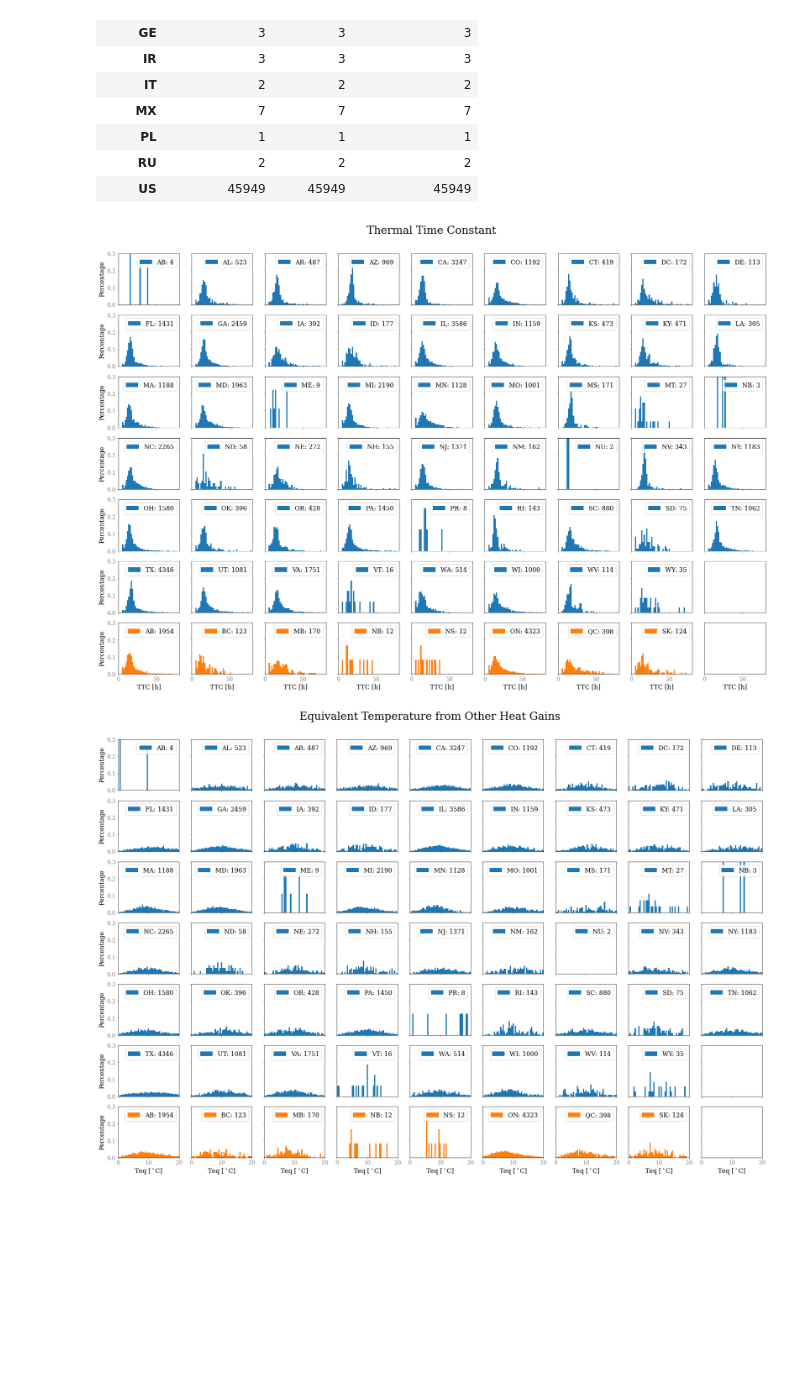
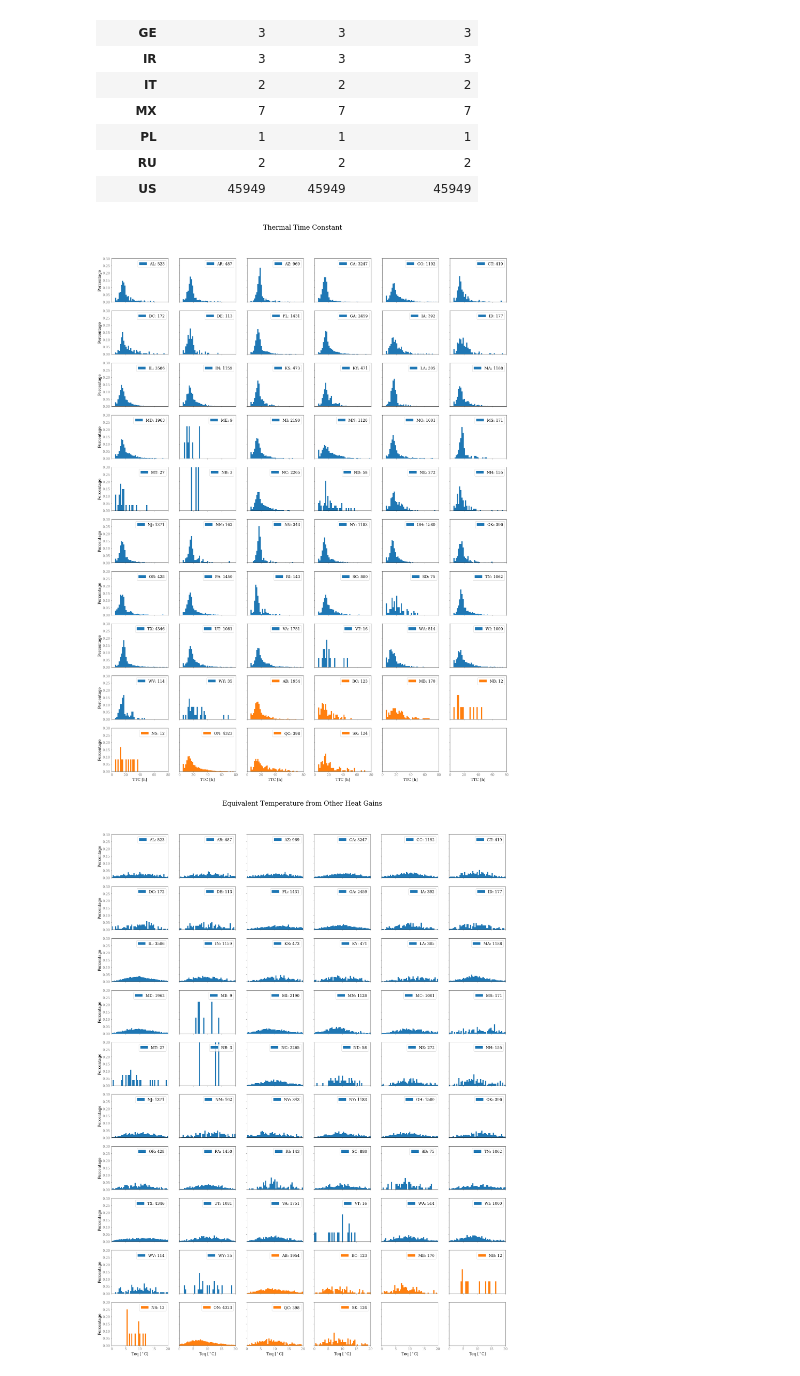
Before and after one commit to LBNL-ETA/AlphaBuilding-ResCommunity, a Jupyter notebook: bin/util/distribution/RC&Teq/extract distribution for each state.ipynb, the cells around one changed output. Cells and saved outputs as stored; diff of their text form; code cells hidden in the pictures; blank space fills up the shorter version.

```diff
--- a/bin/util/distribution/RC&Teq/extract distribution for each state.ipynb
+++ b/bin/util/distribution/RC&Teq/extract distribution for each state.ipynb
@@ -74,3 +72,9 @@ country_dict = {'US':'United States', 'CA':'Canada', 'AU':'Australia', 'GE':'Geo
+# %%
+us_states = ['AL', 'AR', 'AZ', 'CA', 'CO', 'CT', 'DC', 'DE', 'FL', 'GA',
+       'IA', 'ID', 'IL', 'IN', 'KS', 'KY', 'LA', 'MA', 'MD', 'ME', 'MI',
+       'MN', 'MO', 'MS', 'MT', 'NB', 'NC', 'ND', 'NE', 'NH', 'NJ', 'NM',
+       'NV', 'NY', 'OH', 'OK', 'OR', 'PA', 'RI', 'SC', 'SD',
+       'TN', 'TX', 'UT', 'VA', 'VT', 'WA', 'WI', 'WV', 'WY']
 # %%
 colors = plt.rcParams['axes.prop_cycle'].by_key()['color']
 plot_settings = {'tTC_mean':{'x-label':'TTC [h]','y-label':'Percentage',
@@ -82,51 +86,56 @@ plot_settings = {'tTC_mean':{'x-label':'TTC [h]','y-label':'Percentage',
 
 for field in ['tTC_mean','tHeatGain_mean']:
     bins = np.linspace(plot_settings[field]['x-lim'][0],plot_settings[field]['x-lim'][1],50)
-    fig, axs = plt.subplots(7, 9, figsize=(30,20))
+    fig, axs = plt.subplots(10, 6, figsize=(30,40))
     # plot US states
     i=0
     data_us = data_clean[data_clean['Country']=='US']
-    us_states = np.sort(data_us['ProvinceState'].unique())
+    # us_states = np.sort(data_us['ProvinceState'].unique())
+    us_states = ['AL', 'AR', 'AZ', 'CA', 'CO', 'CT', 'DC', 'DE', 'FL', 'GA',
+       'IA', 'ID', 'IL', 'IN', 'KS', 'KY', 'LA', 'MA', 'MD', 'ME', 'MI',
+       'MN', 'MO', 'MS', 'MT', 'NB', 'NC', 'ND', 'NE', 'NH', 'NJ', 'NM',
+       'NV', 'NY', 'OH', 'OK', 'OR', 'PA', 'RI', 'SC', 'SD',
+       'TN', 'TX', 'UT', 'VA', 'VT', 'WA', 'WI', 'WV', 'WY']
     for state in us_states:
-        iRow = i//9
-        iCol = i%9
+        iRow = i//6
+        iCol = i%6
         data_plot = data_us[data_us['ProvinceState']==state]
         sampleSize = data_plot.shape[0]
         data_array = data_plot[field].values
         axs[iRow,iCol].hist(data_array, bins, label='{}: {}'.format(state,sampleSize),color=colors[0],
                             weights=np.ones(len(data_array))/len(data_array))
         axs[iRow,iCol].legend(loc=1)
         # axs[iRow,iCol].sharey(axs[iRow,0])
         i += 1
     # plot CA states
-    i=0
+    # i=0
     data_ca = data_clean[data_clean['Country']=='CA']
     ca_states = np.sort(data_ca['ProvinceState'].unique())
     for state in ca_states:
-        iRow = 6
-        iCol = i%9
+        iRow = i//6
+        iCol = i%6
         data_plot = data_ca[data_ca['ProvinceState']==state]
         sampleSize = data_plot.shape[0]
         data_array = data_plot[field].values
         axs[iRow,iCol].hist(data_array, bins, label='{}: {}'.format(state,sampleSize),color=colors[1],
                             weights=np.ones(len(data_array))/len(data_array))
         axs[iRow,iCol].legend(loc=1)
         # axs[iRow,iCol].sharey(axs[iRow,0])
         i += 1
 
     for ax in axs.flat:
         ax.set(xlabel=plot_settings[field]['x-label'], ylabel=plot_settings[field]['y-label'],
                xlim=plot_settings[field]['x-lim'],ylim=plot_settings[field]['y-lim'])
 
     # Hide x labels and tick labels for top plots and y ticks for right plots.
     for ax in axs.flat:
         ax.label_outer()
 
     fig.suptitle(plot_settings[field]['title'],fontsize=28,y=0.93)
-    plt.savefig(generate_fig_name('dist_{}.png'.format(field)))
+    plt.savefig(generate_fig_name('dist{}.png'.format(field.split('_')[0])))
 # %% [output]
-[figure, old version]
+[figure, new version]
-[figure, old version]
+[figure, new version]
 # %%
 TTC_sta = pd.concat([data_clean.groupby('ProvinceState')['tTC_mean'].mean(),
                      data_clean.groupby('ProvinceState')['tTC_mean'].std(),
```
Also changed, not shown: parts of 1 cell of this notebook, 18 other files.
